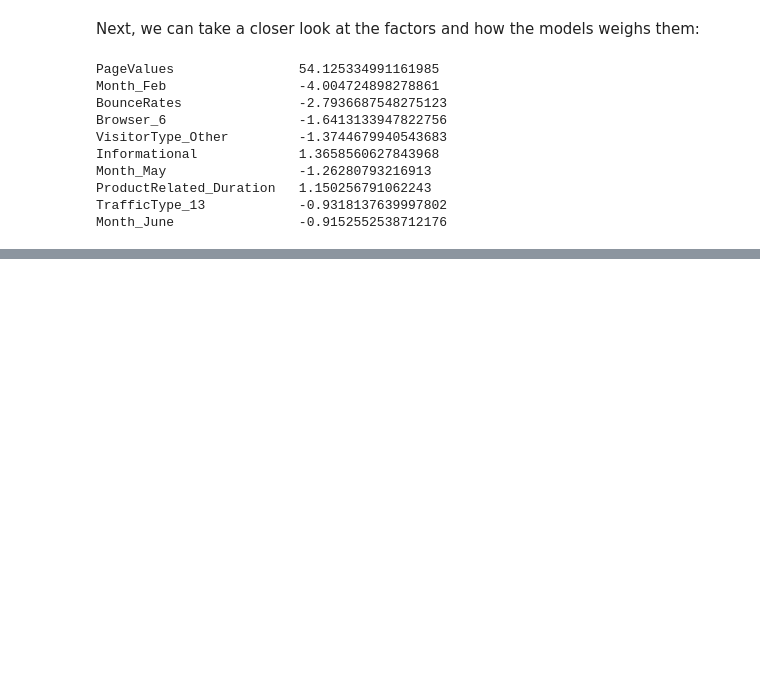
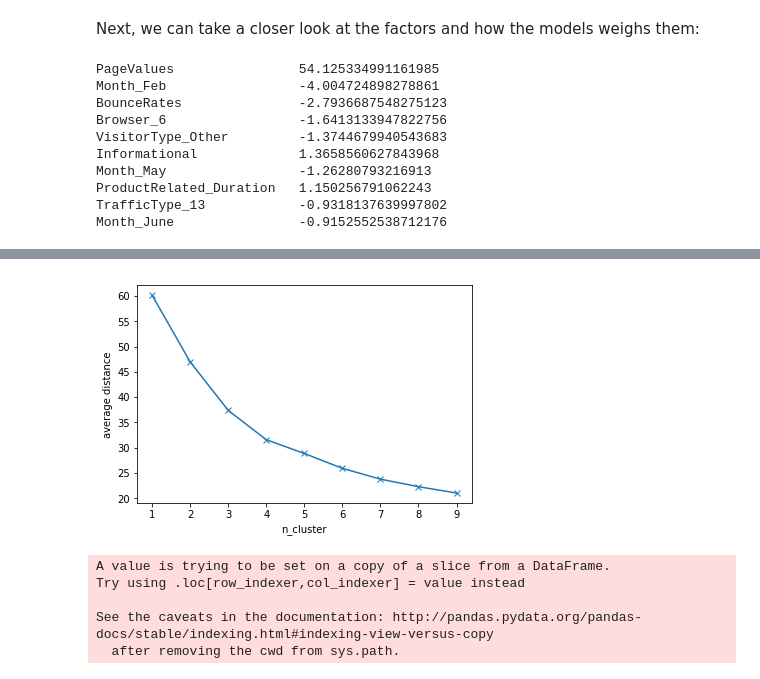
Before and after one commit to teijag/consumer_intention, a Jupyter notebook: intention prediction.ipynb, the cells around one changed output, grey strips where cells are left out. Cells and saved outputs as stored; diff of their text form; code cells hidden in the pictures; blank space fills up the shorter version.

```diff
--- a/intention prediction.ipynb
+++ b/intention prediction.ipynb
@@ -492,0 +514,29 @@ OperatingSystems_2        0.011969425546861416
+# %%
+average_distance = []
+for k in range(1,10):
+    # initialize the model
+    kmeans = KMeans(n_clusters = k)
+    # fit and assign data to cluster
+    kmeans.fit(cluster_2d)
+    pred = kmeans.predict(cluster_2d)
+    # take the average distance to centroids
+    average_distance.append(sum(np.min(cdist(cluster_2d, kmeans.cluster_centers_,'euclidean'),axis = 1))/pred.shape[0])
+
+#visualize the objective value against different k value
+plt.plot(range(1,10),average_distance,marker = 'x')
+plt.xlabel('n_cluster')
+plt.ylabel('average distance')
+plt.show()
+# %% [output]
+[figure, added]
+# %%
+kmeans = KMeans(n_clusters = 3)
+kmeans.fit(cluster_2d)
+pred = kmeans.predict(cluster_2d)
+cluster_df['group'] =  pred
+# %% [output]
+A value is trying to be set on a copy of a slice from a DataFrame.
+Try using .loc[row_indexer,col_indexer] = value instead
+
+See the caveats in the documentation: http://pandas.pydata.org/pandas-docs/stable/indexing.html#indexing-view-versus-copy
+  after removing the cwd from sys.path.
```
Also changed, not shown: parts of 8 cells of this notebook.
